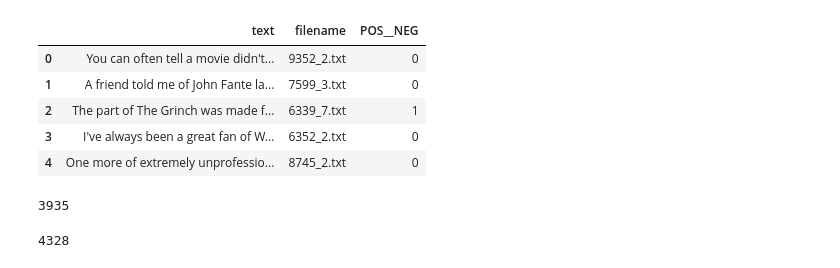
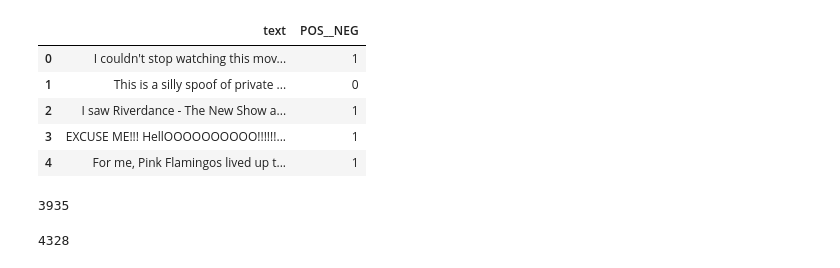
Before and after one commit to CMootz/IMDB, a Jupyter notebook: Notebooks/test preclass-Copy1.ipynb, the cells around one changed output. Cells and saved outputs as stored; diff of their text form; code cells hidden in the pictures.

```diff
--- a/Notebooks/test preclass-Copy1.ipynb
+++ b/Notebooks/test preclass-Copy1.ipynb
@@ -18,14 +18,14 @@ pre = Preprocessing('IMDB')
 # %%
 pre.load_data(name='IMDB')
 # %%
-pre.data['Train'].head()
+pre.data['test_raw'].head()
 # %% [output]
-|  | text | filename | POS__NEG |
-| 0 | You can often tell a movie didn't... | 9352_2.txt | 0 |
-| 1 | A friend told me of John Fante la... | 7599_3.txt | 0 |
-| 2 | The part of The Grinch was made f... | 6339_7.txt | 1 |
-| 3 | I've always been a great fan of W... | 6352_2.txt | 0 |
-| 4 | One more of extremely unprofessio... | 8745_2.txt | 0 |
+|  | text | POS__NEG |
+| 0 | I couldn't stop watching this mov... | 1 |
+| 1 | This is a silly spoof of private ... | 0 |
+| 2 | I saw Riverdance - The New Show a... | 1 |
+| 3 | EXCUSE ME!!! HellOOOOOOOOOO!!!!!!... | 1 |
+| 4 | For me, Pink Flamingos lived up t... | 1 |
 # %%
 # Create three Counter objects to store positive, negative and total counts
 positive_counts = Counter()
```
Also changed, not shown: parts of 1 cell of this notebook, 5 other files.
